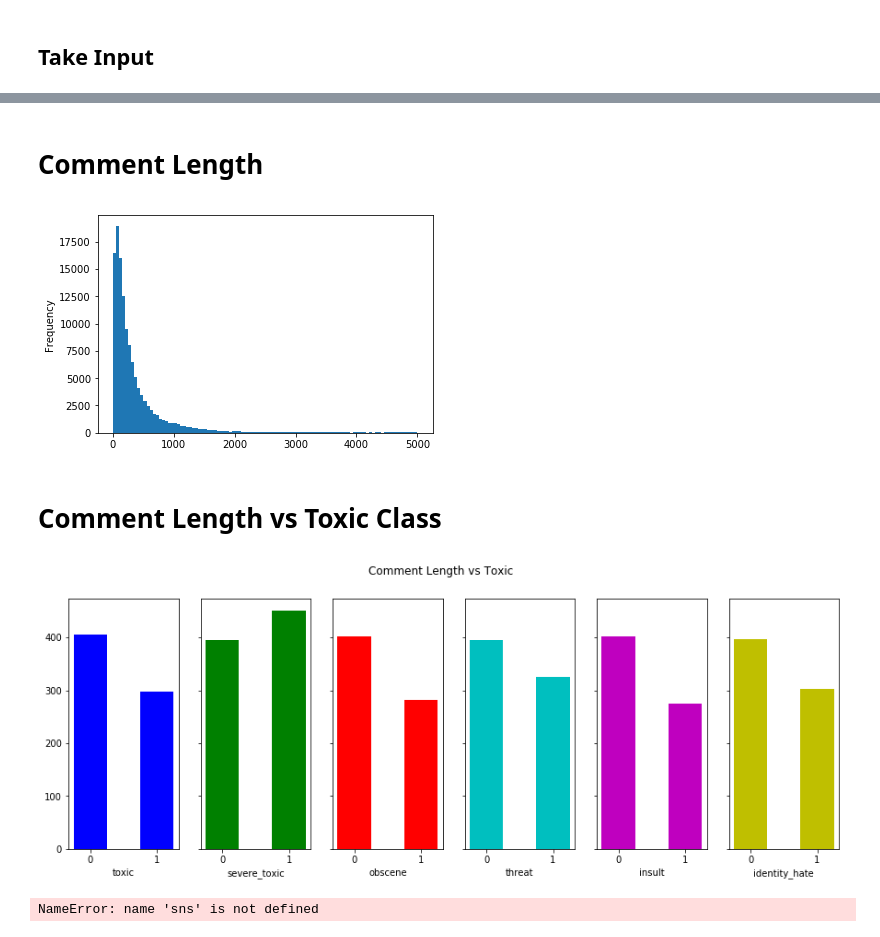
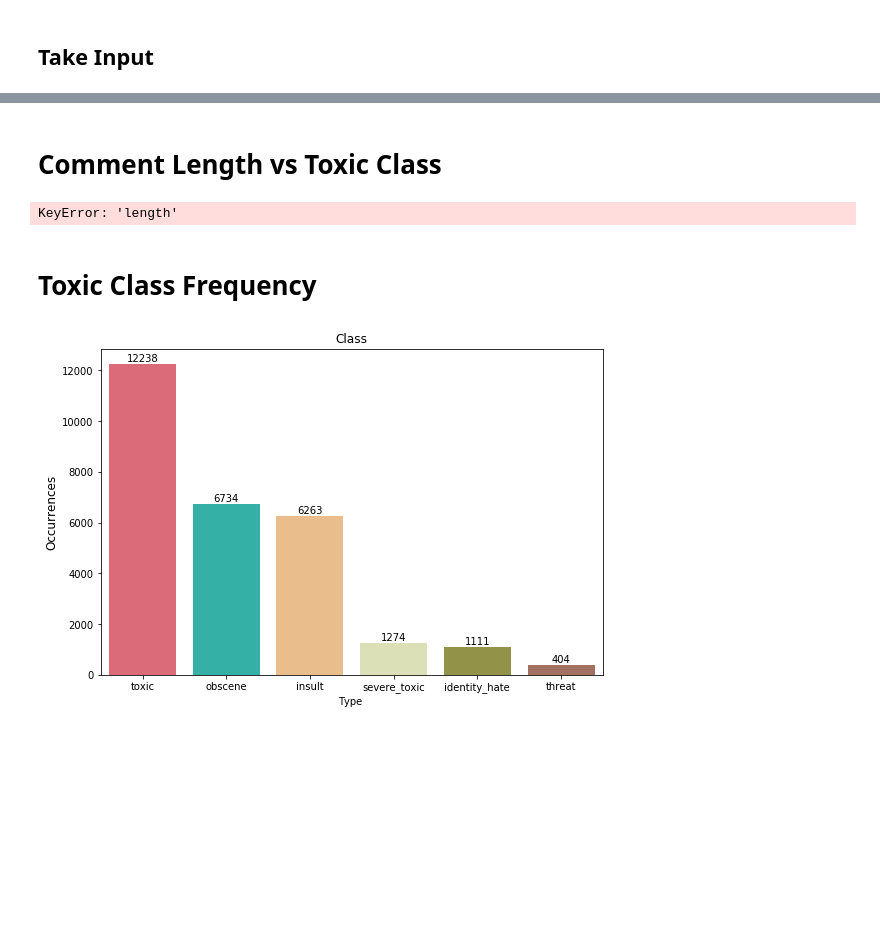
Before and after one commit to PuneetKohli/toxic_comment_classification, a Jupyter notebook: Data Exploration.ipynb, the cells around one changed output, grey strips where cells are left out. Drawn from its saved outputs; the diff is of its cells as text; code cells hidden in the pictures; blank space fills up the shorter version.

```diff
--- a/Data Exploration.ipynb
+++ b/Data Exploration.ipynb
@@ -63,11 +85,3 @@ Longest Comment: 5000
-# %% [markdown]
-# Comment Length
-# %%
-train['length'] = train['comment_text'].apply(len)
-train['length'].plot(bins=100, kind="hist")
-plt.show()
-# %% [output]
-[figure, removed]
 # %% [markdown]
 # Comment Length vs Toxic Class
 # %%
@@ -88,13 +102,29 @@ for i, label in enumerate(labels):
 
 plt.show()
 # %% [output]
-[figure, removed]
+KeyError: 'length'
-# %%
-colormap = plt.cm.viridis
-plt.figure(figsize=(14,12))
-plt.title('Pearson Correlation plot of toxic behaviors', y=1.05, size=15)
-sns.heatmap(train_[['toxicity_label','toxic','severe_toxic','obscene','threat','insult','identity_hate']].astype(float).corr(),linewidths=0.1,
-            vmax=1.0, square=True, cmap=colormap, linecolor='white',
-            annot=True)
-# %% [output]
-NameError: name 'sns' is not defined
+# %% [markdown]
+# Toxic Class Frequency
+# %%
+colors_list = [red, blue, orange, pale,
+            ugly_green, brown]
+
+palette= sns.color_palette(colors_list)
+
+x=train.iloc[:,3:].sum()
+x = x.sort_values(ascending=False)
+plt.figure(figsize=(9,6))
+ax= sns.barplot(x.index, x.values,palette=palette)
+plt.title("Class")
+plt.ylabel('Occurrences', fontsize=12)
+plt.xlabel('Type ')
+rects = ax.patches
+labels = x.values
+for rect, label in zip(rects, labels):
+    height = rect.get_height()
+    ax.text(rect.get_x() + rect.get_width()/2, height + 10, label,
+            ha='center', va='bottom')
+
+plt.show()
+# %% [output]
+[figure, added]
```
Also changed, not shown: parts of 21 cells of this notebook, 1 other file.
